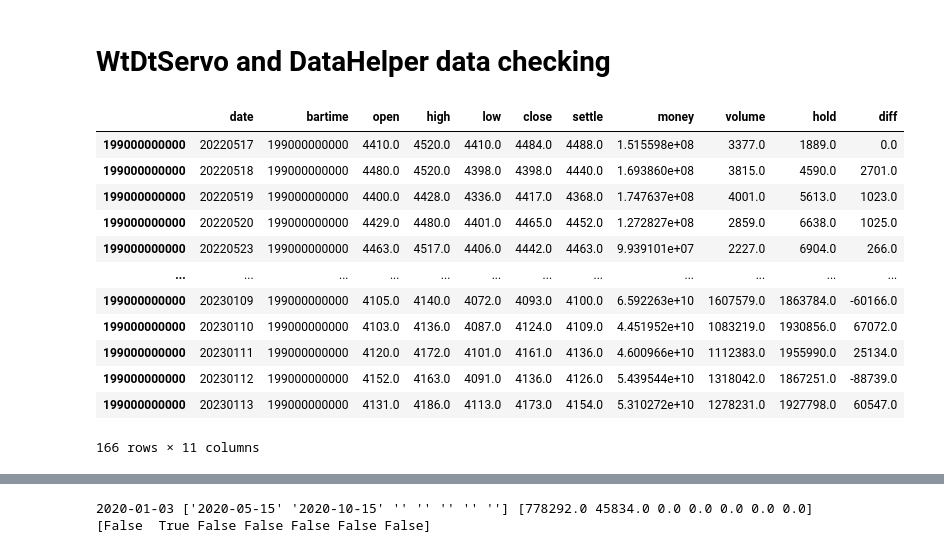
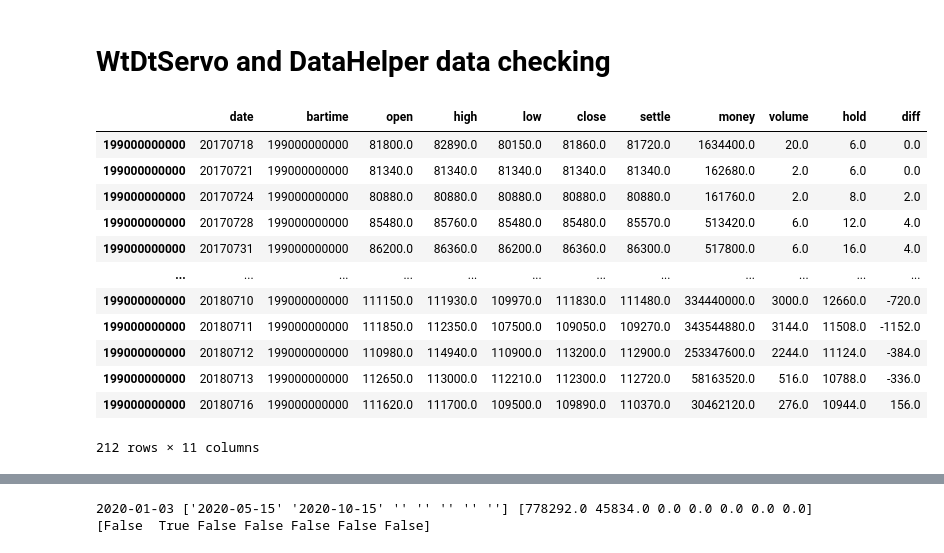
Before and after one commit to harvey1673/pyktrader3, a Jupyter notebook: bktest/test_nearby.ipynb, the cells around one changed output, grey strips where cells are left out. Saved outputs shown, nothing was run; the diff lists cells and outputs as text; code cells hidden in the pictures.

```diff
--- a/bktest/test_nearby.ipynb
+++ b/bktest/test_nearby.ipynb
@@ -511,25 +511,25 @@ from wtpy import WtDtServo
 # %%
 folder_loc='C:/dev/wtdev/storage/his'
 period='day'
 exch = 'SHFE'
-file = 'rb2305.dsb'
+file = 'ni1807.dsb'
 dtHelper = WtDataHelper()
 
 src_path = '%s/%s/%s' % (folder_loc, period, exch)
 dst_df = dtHelper.read_dsb_bars(f'{src_path}/{file}')
 ddf = dst_df.to_df()
 ddf
 # %% [output]
 |  | date | bartime | open | high | low | close | settle | money | volume | hold | diff |
-| 199000000000 | 20220517 | 199000000000 | 4410.0 | 4520.0 | 4410.0 | 4484.0 | 4488.0 | 1.515598e+08 | 3377.0 | 1889.0 | 0.0 |
-| 199000000000 | 20220518 | 199000000000 | 4480.0 | 4520.0 | 4398.0 | 4398.0 | 4440.0 | 1.693860e+08 | 3815.0 | 4590.0 | 2701.0 |
-| 199000000000 | 20220519 | 199000000000 | 4400.0 | 4428.0 | 4336.0 | 4417.0 | 4368.0 | 1.747637e+08 | 4001.0 | 5613.0 | 1023.0 |
-| 199000000000 | 20220520 | 199000000000 | 4429.0 | 4480.0 | 4401.0 | 4465.0 | 4452.0 | 1.272827e+08 | 2859.0 | 6638.0 | 1025.0 |
-| 199000000000 | 20220523 | 199000000000 | 4463.0 | 4517.0 | 4406.0 | 4442.0 | 4463.0 | 9.939101e+07 | 2227.0 | 6904.0 | 266.0 |
+| 199000000000 | 20170718 | 199000000000 | 81800.0 | 82890.0 | 80150.0 | 81860.0 | 81720.0 | 1634400.0 | 20.0 | 6.0 | 0.0 |
+| 199000000000 | 20170721 | 199000000000 | 81340.0 | 81340.0 | 81340.0 | 81340.0 | 81340.0 | 162680.0 | 2.0 | 6.0 | 0.0 |
+| 199000000000 | 20170724 | 199000000000 | 80880.0 | 80880.0 | 80880.0 | 80880.0 | 80880.0 | 161760.0 | 2.0 | 8.0 | 2.0 |
+| 199000000000 | 20170728 | 199000000000 | 85480.0 | 85760.0 | 85480.0 | 85480.0 | 85570.0 | 513420.0 | 6.0 | 12.0 | 4.0 |
+| 199000000000 | 20170731 | 199000000000 | 86200.0 | 86360.0 | 86200.0 | 86360.0 | 86300.0 | 517800.0 | 6.0 | 16.0 | 4.0 |
 | ... | ... | ... | ... | ... | ... | ... | ... | ... | ... | ... | ... |
-| 199000000000 | 20230109 | 199000000000 | 4105.0 | 4140.0 | 4072.0 | 4093.0 | 4100.0 | 6.592263e+10 | 1607579.0 | 1863784.0 | -60166.0 |
-| 199000000000 | 20230110 | 199000000000 | 4103.0 | 4136.0 | 4087.0 | 4124.0 | 4109.0 | 4.451952e+10 | 1083219.0 | 1930856.0 | 67072.0 |
-| 199000000000 | 20230111 | 199000000000 | 4120.0 | 4172.0 | 4101.0 | 4161.0 | 4136.0 | 4.600966e+10 | 1112383.0 | 1955990.0 | 25134.0 |
-| 199000000000 | 20230112 | 199000000000 | 4152.0 | 4163.0 | 4091.0 | 4136.0 | 4126.0 | 5.439544e+10 | 1318042.0 | 1867251.0 | -88739.0 |
-| 199000000000 | 20230113 | 199000000000 | 4131.0 | 4186.0 | 4113.0 | 4173.0 | 4154.0 | 5.310272e+10 | 1278231.0 | 1927798.0 | 60547.0 |
+| 199000000000 | 20180710 | 199000000000 | 111150.0 | 111930.0 | 109970.0 | 111830.0 | 111480.0 | 334440000.0 | 3000.0 | 12660.0 | -720.0 |
+| 199000000000 | 20180711 | 199000000000 | 111850.0 | 112350.0 | 107500.0 | 109050.0 | 109270.0 | 343544880.0 | 3144.0 | 11508.0 | -1152.0 |
+| 199000000000 | 20180712 | 199000000000 | 110980.0 | 114940.0 | 110900.0 | 113200.0 | 112900.0 | 253347600.0 | 2244.0 | 11124.0 | -384.0 |
+| 199000000000 | 20180713 | 199000000000 | 112650.0 | 113000.0 | 112210.0 | 112300.0 | 112720.0 | 58163520.0 | 516.0 | 10788.0 | -336.0 |
+| 199000000000 | 20180716 | 199000000000 | 111620.0 | 111700.0 | 109500.0 | 109890.0 | 110370.0 | 30462120.0 | 276.0 | 10944.0 | 156.0 |
-166 rows × 11 columns
+212 rows × 11 columns
```
Also changed, not shown: parts of 3 cells of this notebook, 4 other files.
